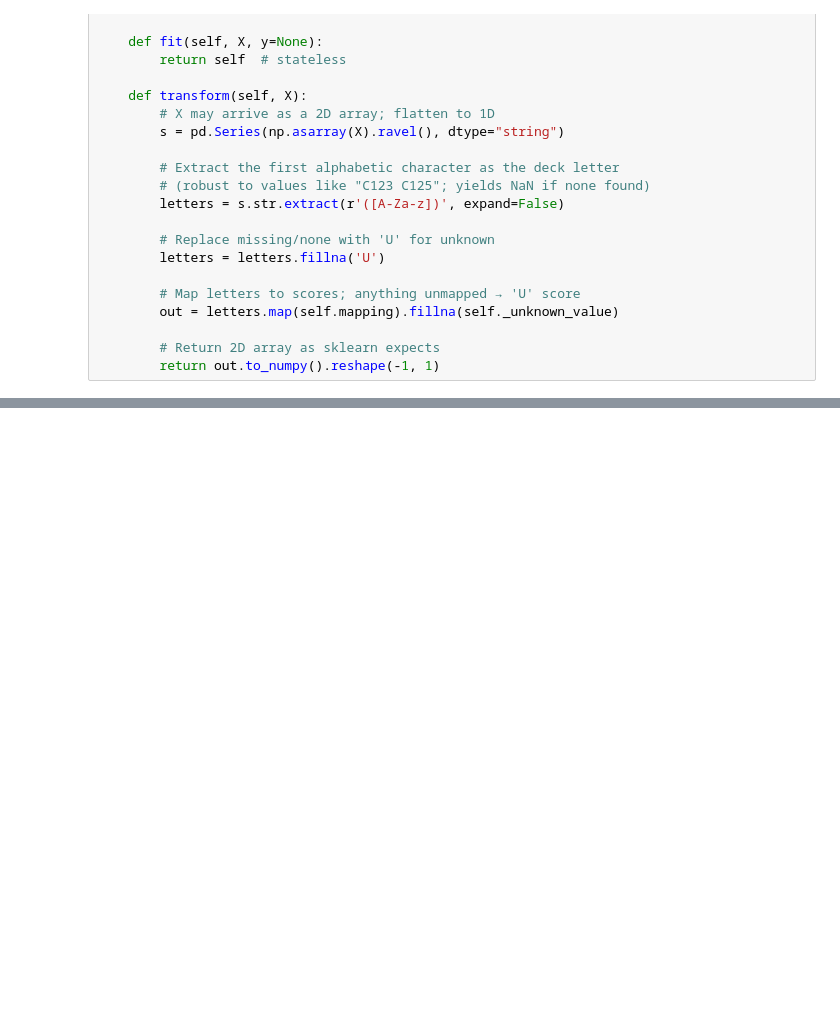
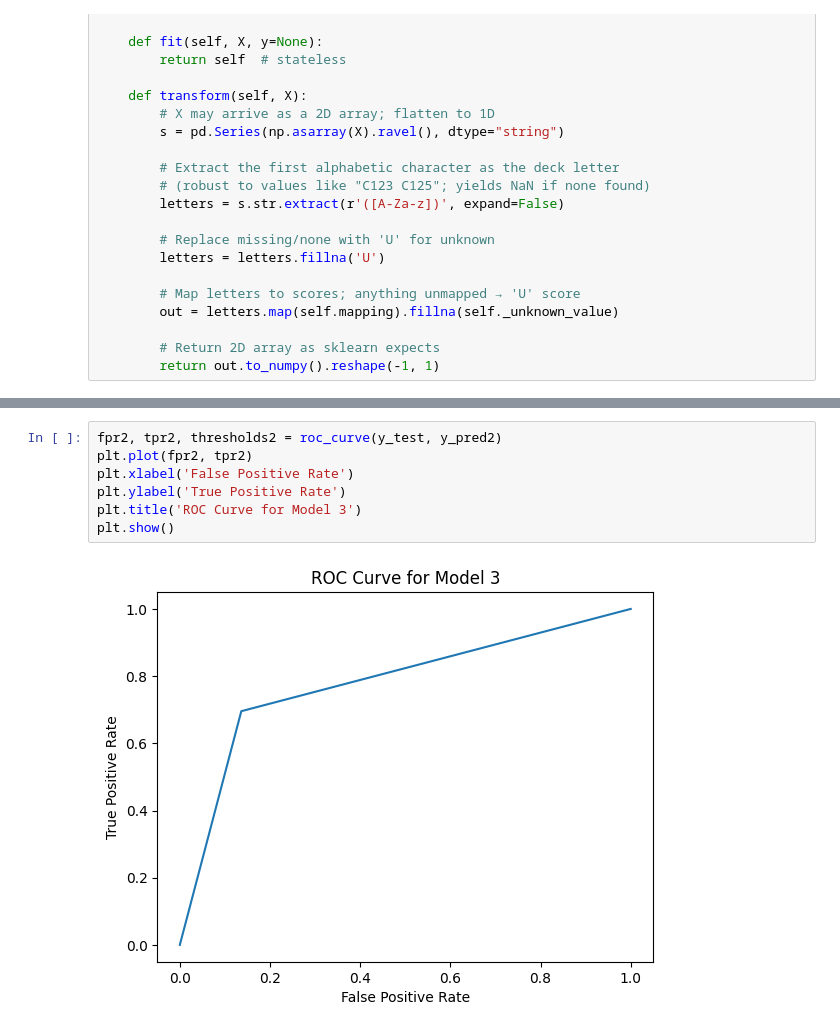
Before and after one commit to Sohampande/Titanic, a Jupyter notebook: Main Code Base.ipynb, the cells around one changed output, grey strips where cells are left out. Cells and saved outputs as stored; diff of their text form; blank space fills up the shorter version.

```diff
--- a/Main Code Base.ipynb
+++ b/Main Code Base.ipynb
@@ -364,0 +446,9 @@ sumbmission.to_csv('submission.csv', index=False)
+# %%
+fpr2, tpr2, thresholds2 = roc_curve(y_test, y_pred2)
+plt.plot(fpr2, tpr2)
+plt.xlabel('False Positive Rate')
+plt.ylabel('True Positive Rate')
+plt.title('ROC Curve for Model 3')
+plt.show()
+# %% [output]
+[figure, added]
```
Also changed, not shown: parts of 36 cells of this notebook.
